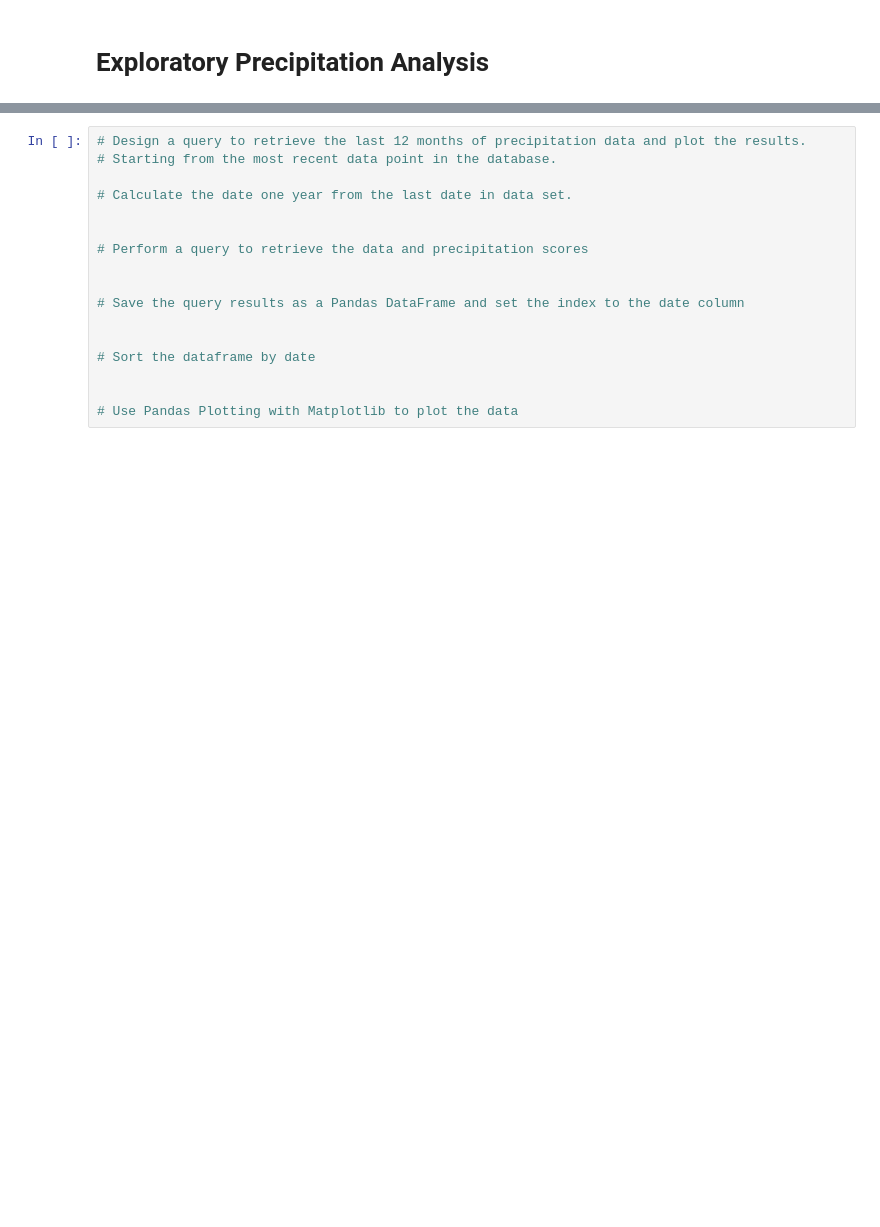
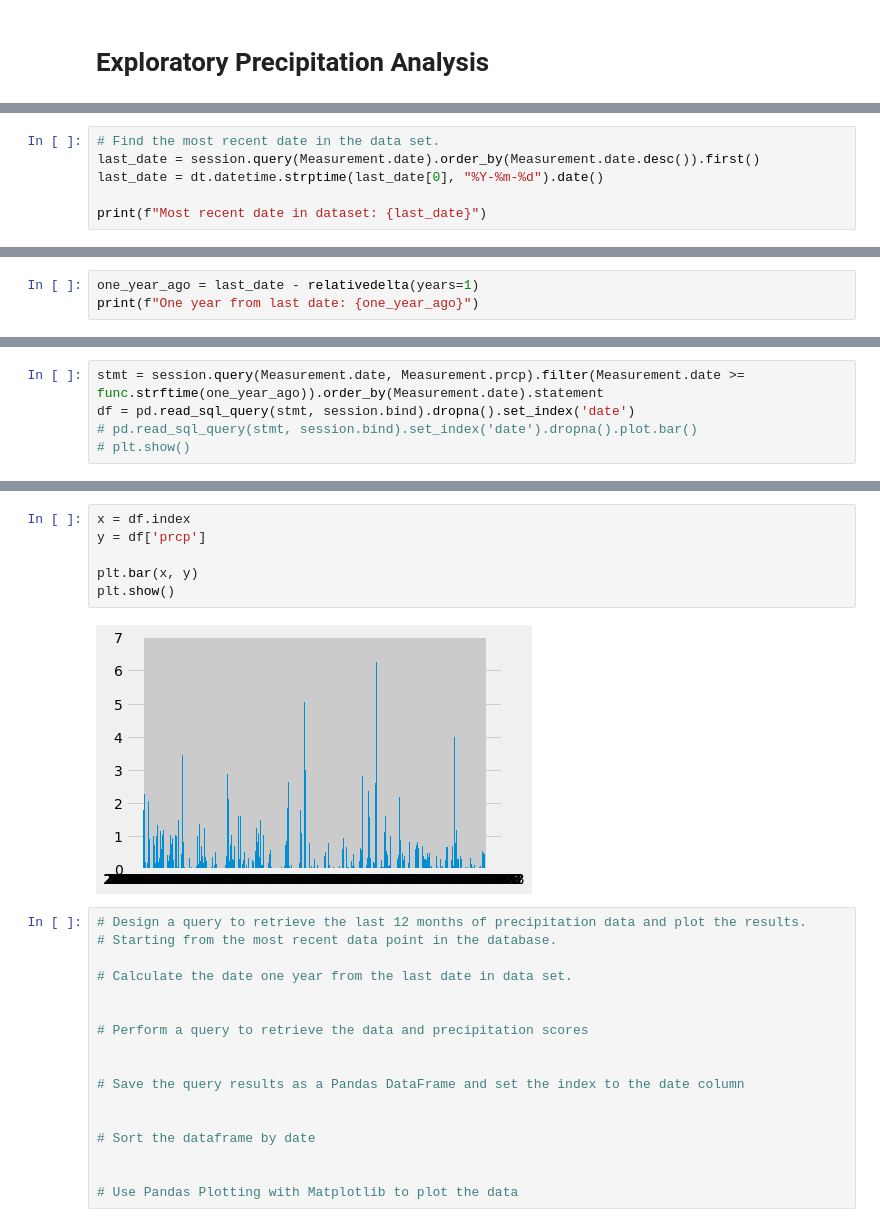
Before and after one commit to rperezme-data/DAB_H10_SQLAlchemy-challenge, a Jupyter notebook: ClimateSQLAlchemy/1_Climate_Analysis.ipynb, the cells around one changed output, grey strips where cells are left out. Saved outputs shown, nothing was run; the diff lists cells and outputs as text; blank space fills up the shorter version.

```diff
--- a/ClimateSQLAlchemy/1_Climate_Analysis.ipynb
+++ b/ClimateSQLAlchemy/1_Climate_Analysis.ipynb
@@ -70,0 +89,6 @@ session = Session(engine)
+# %%
+# Find the most recent date in the data set.
+last_date = session.query(Measurement.date).order_by(Measurement.date.desc()).first()
+last_date = dt.datetime.strptime(last_date[0], "%Y-%m-%d").date()
+
+print(f"Most recent date in dataset: {last_date}")
@@ -70,0 +97,3 @@ session = Session(engine)
+# %%
+one_year_ago = last_date - relativedelta(years=1)
+print(f"One year from last date: {one_year_ago}")
@@ -70,0 +102,5 @@ session = Session(engine)
+# %%
+stmt = session.query(Measurement.date, Measurement.prcp).filter(Measurement.date >= func.strftime(one_year_ago)).order_by(Measurement.date).statement
+df = pd.read_sql_query(stmt, session.bind).dropna().set_index('date')
+# pd.read_sql_query(stmt, session.bind).set_index('date').dropna().plot.bar()
+# plt.show()
@@ -71,3 +124,11 @@ session = Session(engine)
+# %%
+x = df.index
+y = df['prcp']
+
+plt.bar(x, y)
+plt.show()
+# %% [output]
+[figure, added]
 # %%
 # Design a query to retrieve the last 12 months of precipitation data and plot the results.
 # Starting from the most recent data point in the database.
```
Also changed, not shown: parts of 11 cells of this notebook.
